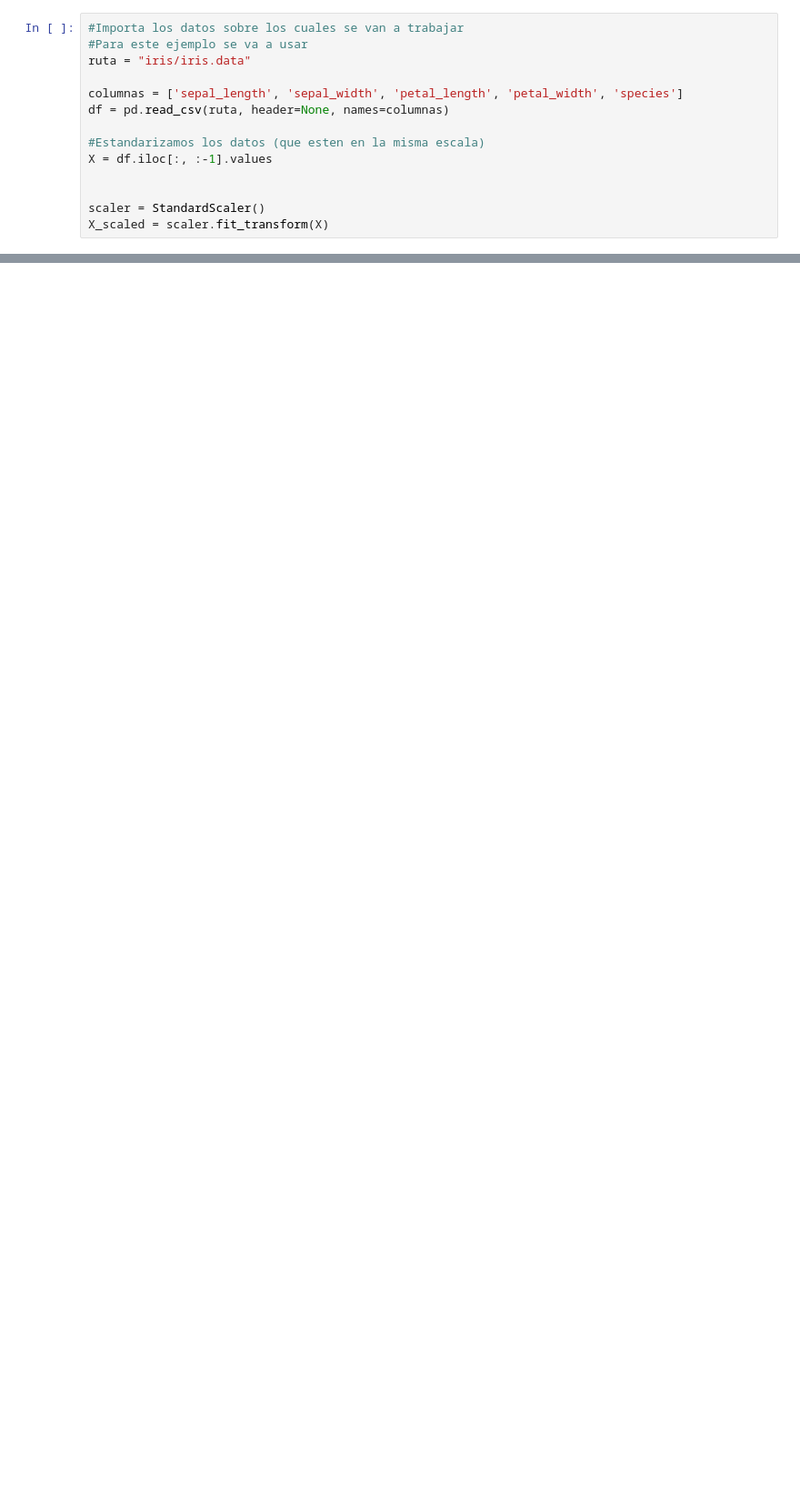
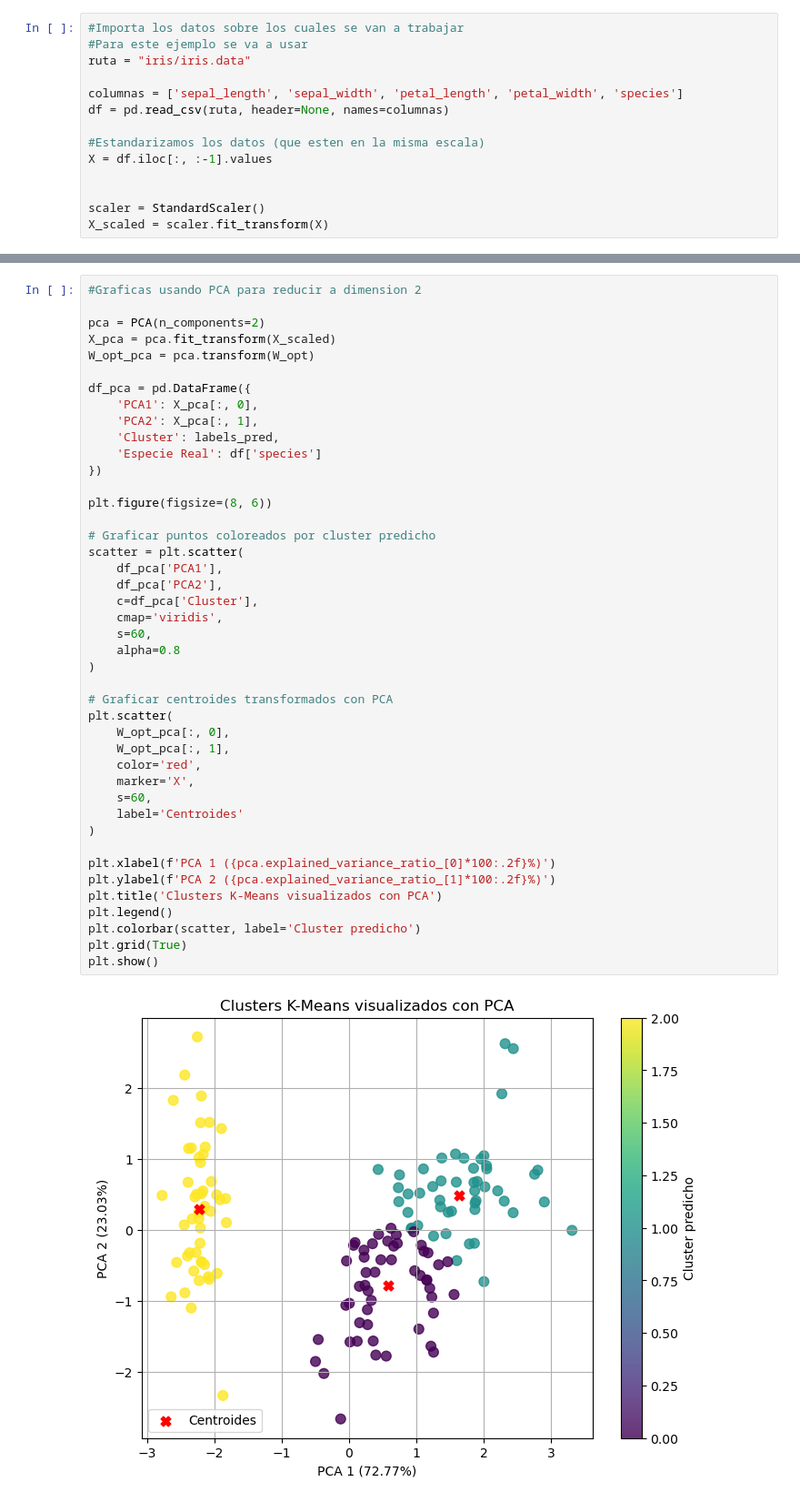
Before and after one commit to EduardoVelazquezBarragan/Trust-Region-K-Means, a Jupyter notebook: k-means.ipynb, the cells around one changed output, grey strips where cells are left out. Shown at 91% size. Saved outputs shown, nothing was run; the diff lists cells and outputs as text; blank space fills up the shorter version.

Commit message:
Grafica con PCA y tabla de acierto. Comparación con punto Cauchy.

```diff
--- a/k-means.ipynb
+++ b/k-means.ipynb
@@ -63,0 +95,45 @@ El valor mínimo es:
+# %%
+#Graficas usando PCA para reducir a dimension 2
+
+pca = PCA(n_components=2)
+X_pca = pca.fit_transform(X_scaled)
+W_opt_pca = pca.transform(W_opt)
+
+df_pca = pd.DataFrame({
+    'PCA1': X_pca[:, 0],
+    'PCA2': X_pca[:, 1],
+    'Cluster': labels_pred,
+    'Especie Real': df['species']
+})
+
+plt.figure(figsize=(8, 6))
+
+# Graficar puntos coloreados por cluster predicho
+scatter = plt.scatter(
+    df_pca['PCA1'],
+    df_pca['PCA2'],
+    c=df_pca['Cluster'],
+    cmap='viridis',
+    s=60,
+    alpha=0.8
+)
+
+# Graficar centroides transformados con PCA
+plt.scatter(
+    W_opt_pca[:, 0],
+    W_opt_pca[:, 1],
+    color='red',
+    marker='X',
+    s=60,
+    label='Centroides'
+)
+
+plt.xlabel(f'PCA 1 ({pca.explained_variance_ratio_[0]*100:.2f}%)')
+plt.ylabel(f'PCA 2 ({pca.explained_variance_ratio_[1]*100:.2f}%)')
+plt.title('Clusters K-Means visualizados con PCA')
+plt.legend()
+plt.colorbar(scatter, label='Cluster predicho')
+plt.grid(True)
+plt.show()
+# %% [output]
+[figure, added]
```
Also changed, not shown: parts of 6 cells of this notebook.
